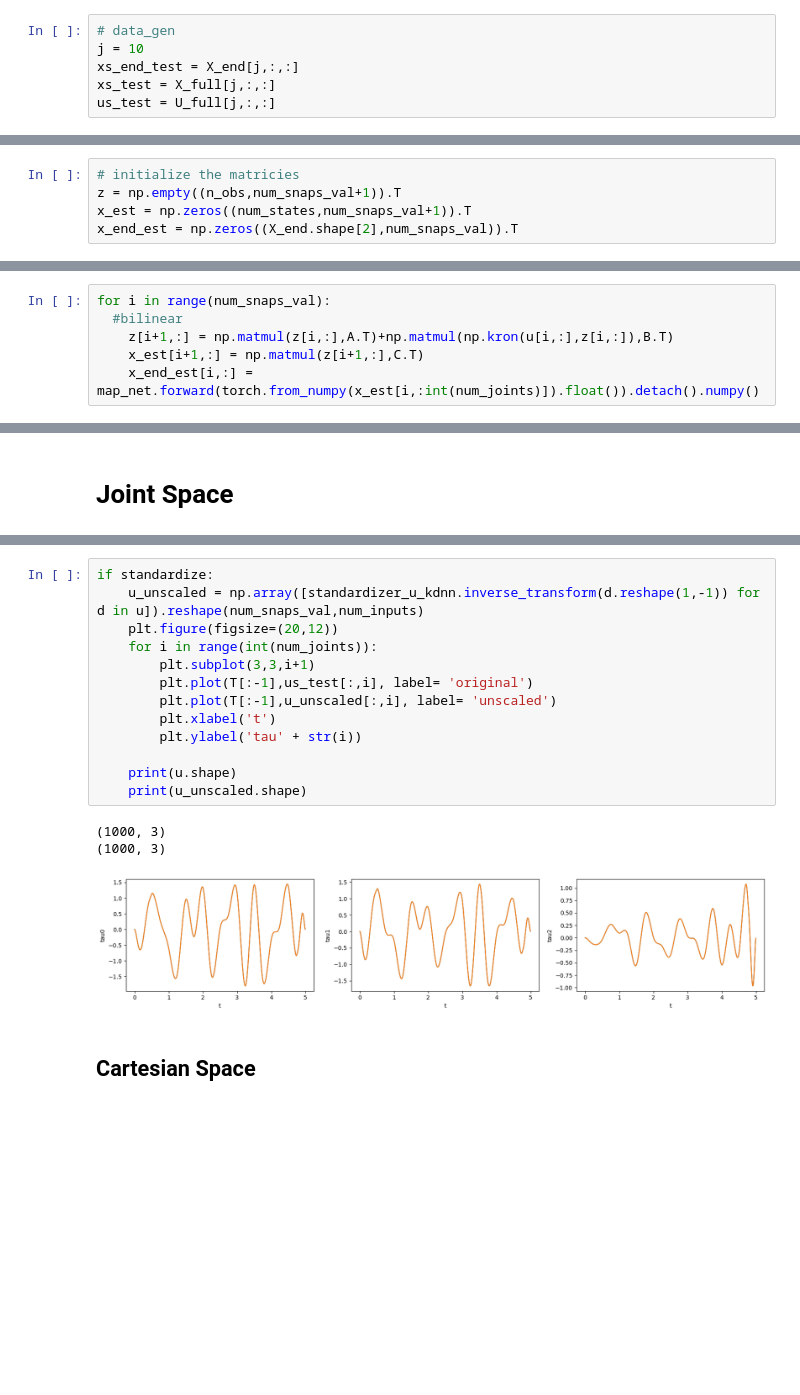
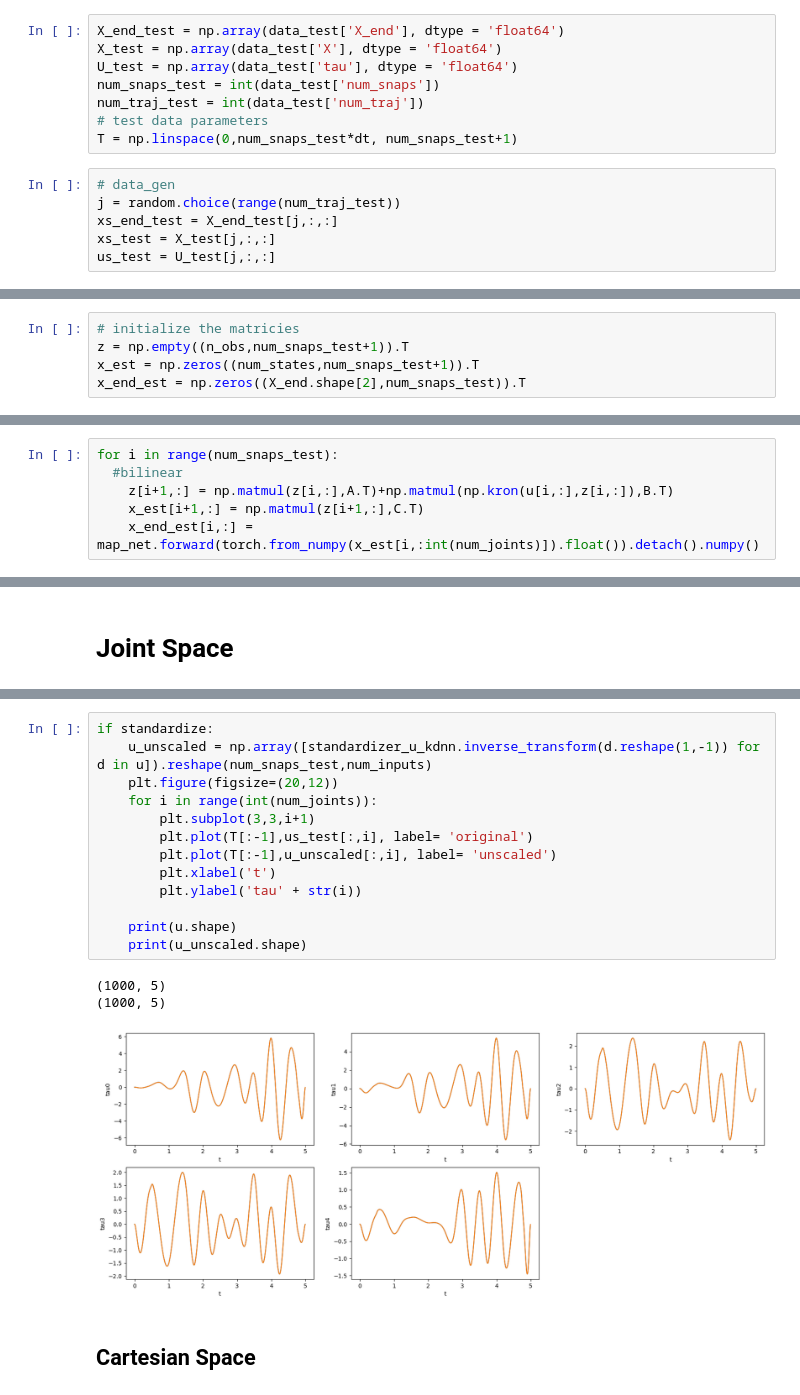
Before and after one commit to Rajpal9/Koopman_ZNN, a Jupyter notebook: Koopman_modelling_bilinear.ipynb, the cells around one changed output, grey strips where cells are left out. Saved outputs shown, nothing was run; the diff lists cells and outputs as text; blank space fills up the shorter version.

Commit message:
Test and Random datasets added

```diff
--- a/Koopman_modelling_bilinear.ipynb
+++ b/Koopman_modelling_bilinear.ipynb
@@ -559,9 +561,17 @@ encode_out_weights = model_koop_dnn.net.encoder_fc_out.weight.detach().numpy()
+# %%
+X_end_test = np.array(data_test['X_end'], dtype = 'float64')
+X_test = np.array(data_test['X'], dtype = 'float64')
+U_test = np.array(data_test['tau'], dtype = 'float64')
+num_snaps_test = int(data_test['num_snaps'])
+num_traj_test = int(data_test['num_traj'])
+# test data parameters
+T = np.linspace(0,num_snaps_test*dt, num_snaps_test+1)
 # %%
 # data_gen
-j = 10
-xs_end_test = X_end[j,:,:]
-xs_test = X_full[j,:,:]
-us_test = U_full[j,:,:]
+j = random.choice(range(num_traj_test))
+xs_end_test = X_end_test[j,:,:]
+xs_test = X_test[j,:,:]
+us_test = U_test[j,:,:]
 # %%
 print(xs_end_test.shape, xs_test.shape, us_test.shape)
 # %% [output]
@@ -589,16 +599,16 @@ print(x.shape, u.shape, x_prime.shape)
 ***Initial Condition Lifting***
 # %%
 # initialize the matricies
-z = np.empty((n_obs,num_snaps_val+1)).T
-x_est = np.zeros((num_states,num_snaps_val+1)).T
-x_end_est = np.zeros((X_end.shape[2],num_snaps_val)).T
+z = np.empty((n_obs,num_snaps_test+1)).T
+x_est = np.zeros((num_states,num_snaps_test+1)).T
+x_end_est = np.zeros((X_end.shape[2],num_snaps_test)).T
 # %%
 z[0,:] = lift(x[0,:],model_koop_dnn, net_params)
 x_est[0,:] = x[0,:]
 # %% [markdown]
 ***Time Evolution***
 # %%
-for i in range(num_snaps_val):
+for i in range(num_snaps_test):
   #bilinear
     z[i+1,:] = np.matmul(z[i,:],A.T)+np.matmul(np.kron(u[i,:],z[i,:]),B.T)
     x_est[i+1,:] = np.matmul(z[i+1,:],C.T)
@@ -652,20 +662,20 @@ for i in range(int(num_joints)):
 # %%
 if standardize:
-    u_unscaled = np.array([standardizer_u_kdnn.inverse_transform(d.reshape(1,-1)) for d in u]).reshape(num_snaps_val,num_inputs)
+    u_unscaled = np.array([standardizer_u_kdnn.inverse_transform(d.reshape(1,-1)) for d in u]).reshape(num_snaps_test,num_inputs)
     plt.figure(figsize=(20,12))
     for i in range(int(num_joints)):
         plt.subplot(3,3,i+1)
         plt.plot(T[:-1],us_test[:,i], label= 'original')
         plt.plot(T[:-1],u_unscaled[:,i], label= 'unscaled')
         plt.xlabel('t')
         plt.ylabel('tau' + str(i))
 
     print(u.shape)
     print(u_unscaled.shape)
 # %% [output]
-(1000, 3)
-(1000, 3)
+(1000, 5)
+(1000, 5)
-[figure, old version]
+[figure, new version]
 # %% [markdown]
 ## Cartesian Space
 # %%
```
Also changed, not shown: parts of 50 cells of this notebook, 42 other files.
